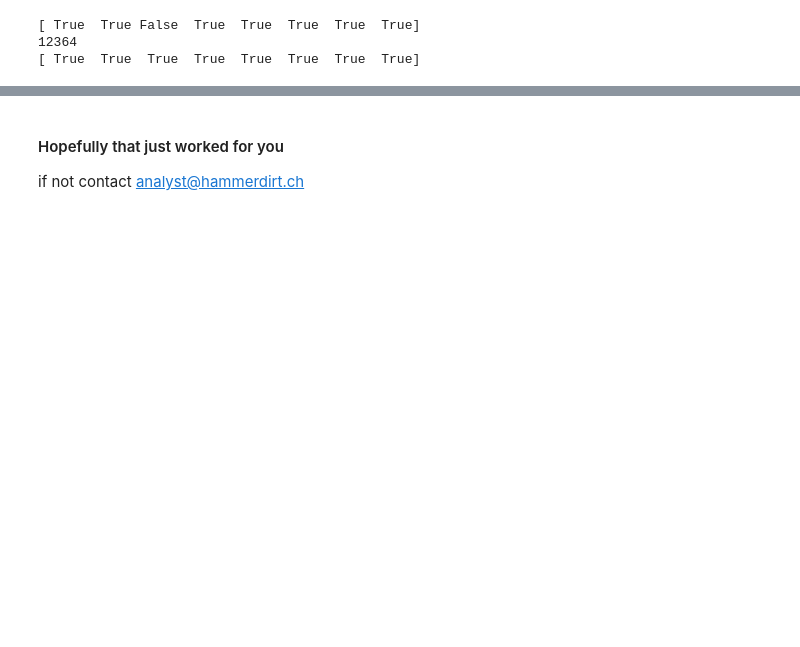
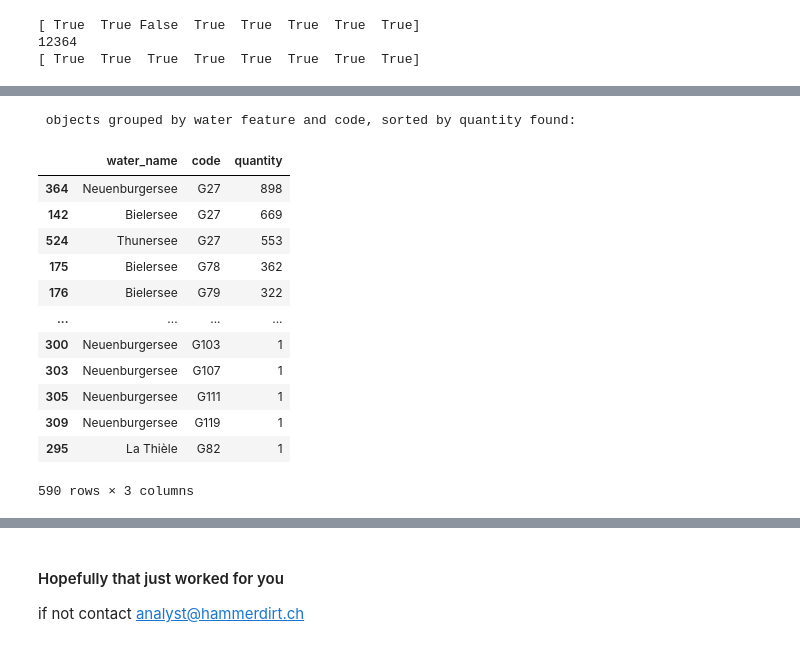
Before and after one commit to hammerdirt-analyst/iqals, a Jupyter notebook: use_a_class.ipynb, the cells around one changed output, grey strips where cells are left out. Drawn from its saved outputs; the diff is of its cells as text; code cells hidden in the pictures; blank space fills up the shorter version.

```diff
--- a/use_a_class.ipynb
+++ b/use_a_class.ipynb
@@ -332,0 +440,18 @@ print(pc_befor == som_bassin_data.pcs_m.describe().values)
+# %%
+print("\n objects grouped by water feature and code, sorted by quantity found: \n\n")
+sbd[sbd.quantity > 0].groupby(['water_name','code'], as_index=False).quantity.sum().sort_values(by='quantity', ascending=False)
+# %% [output]
+ objects grouped by water feature and code, sorted by quantity found:
+|  | water_name | code | quantity |
+| 364 | Neuenburgersee | G27 | 898 |
+| 142 | Bielersee | G27 | 669 |
+| 524 | Thunersee | G27 | 553 |
+| 175 | Bielersee | G78 | 362 |
+| 176 | Bielersee | G79 | 322 |
+| ... | ... | ... | ... |
+| 300 | Neuenburgersee | G103 | 1 |
+| 303 | Neuenburgersee | G107 | 1 |
+| 305 | Neuenburgersee | G111 | 1 |
+| 309 | Neuenburgersee | G119 | 1 |
+| 295 | La Thièle | G82 | 1 |
+590 rows × 3 columns
```
Also changed, not shown: parts of 60 cells of this notebook, 1 other file.
